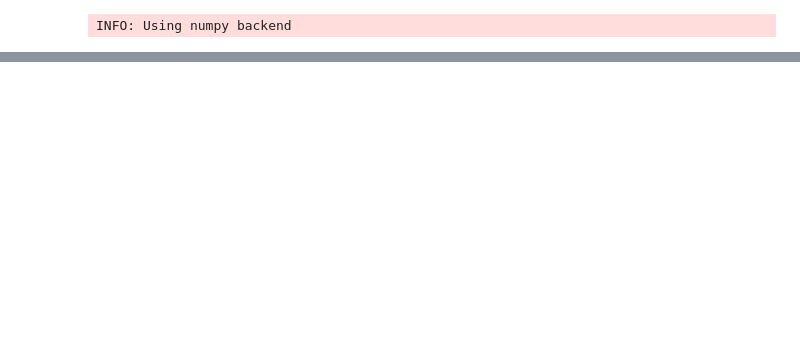
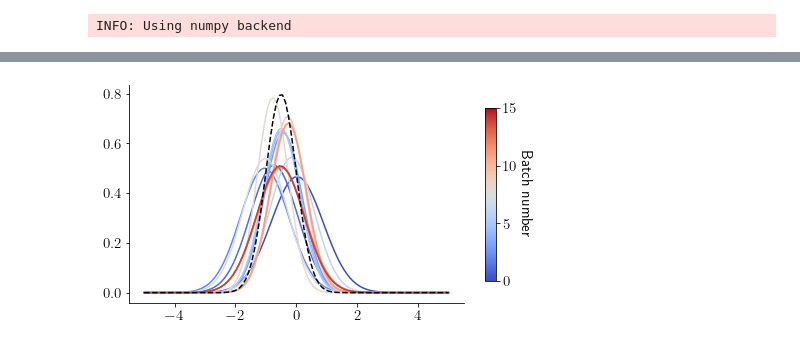
Before and after one commit to pozzo-research-group/HEAD, a Jupyter notebook: notebooks/example.ipynb, the cells around one changed output, grey strips where cells are left out. Saved outputs shown, nothing was run; the diff lists cells and outputs as text; code cells hidden in the pictures; blank space fills up the shorter version.

```diff
--- a/notebooks/example.ipynb
+++ b/notebooks/example.ipynb
@@ -172,0 +217,14 @@ plt.show()
+# %%
+cmap = cm.get_cmap('coolwarm')
+norm = Normalize(vmin=0, vmax = len(optim.best_loc))
+fig, ax = plt.subplots()
+for i, v in enumerate(torch.cat(optim.best_loc).numpy()):
+    ax.plot(xt, sim.generate(*v), color=cmap(norm(i)))
+ax.plot(xt, yt, ls='--', color='k')
+cax = plt.axes([0.95, 0.2, 0.025, 0.6])
+cbar = fig.colorbar(cm.ScalarMappable(norm=norm, cmap=cmap), cax=cax)
+cbar.ax.set_ylabel('Batch number', rotation=270)
+cbar.ax.get_yaxis().labelpad = 15
+plt.show()
+# %% [output]
+[figure, added]
```
Also changed, not shown: parts of 12 cells of this notebook, 1 other file.
